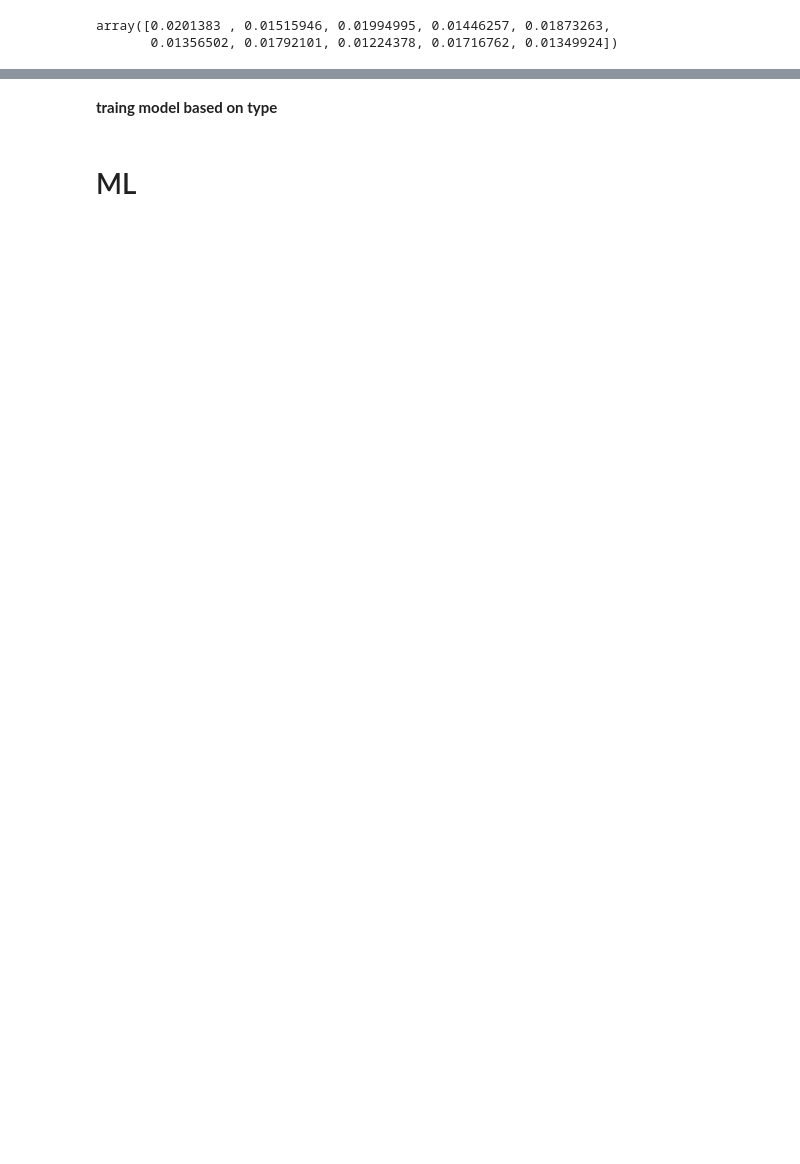
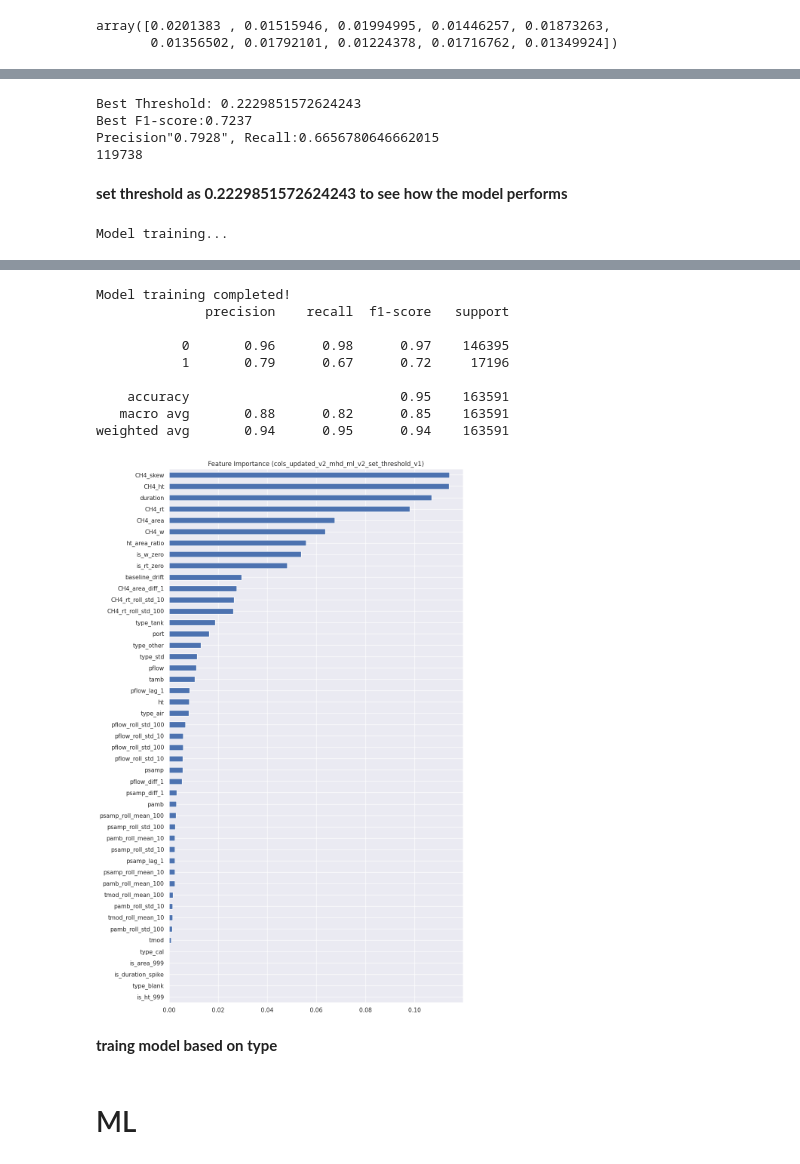
Before and after one commit to mcodcatyu/research_project, a Jupyter notebook: notebooks/mhd_ml_v2.ipynb, the cells around one changed output, grey strips where cells are left out. Cells and saved outputs as stored; diff of their text form; code cells hidden in the pictures; blank space fills up the shorter version.

Commit message:
modified model.py, threshold

```diff
--- a/notebooks/mhd_ml_v2.ipynb
+++ b/notebooks/mhd_ml_v2.ipynb
@@ -220,0 +202,22 @@ for f, i  in feature_experiments.items() :
+# %%
+import mlflow
+from sklearn.model_selection import train_test_split
+from model import random_forest_model
+
+for f, i  in feature_experiments.items() :
+    X = data[i]
+    y = data['label1']
+    feature_cols = X.columns.tolist()
+    split_idx = int(len(data)*0.8)
+
+    X_train, X_test = X.iloc[:split_idx], X.iloc[split_idx:]
+    y_train, y_test = y.iloc[:split_idx], y.iloc[split_idx:]
+
+
+    mlflow.set_experiment(f"{f}_mhd_ml_v2")
+    print("Model training...")
+    model = random_forest_model(
+        X_train, y_train, X_test, y_test,
+        feature_names=feature_cols,
+        experiment_run_name=f'{f}_mhd_ml_v2',n_estimators=200, max_depth=12, n_jobs=-1
+    )
@@ -407,0 +428,46 @@ for t in thresholds:
+# %%
+from sklearn.metrics import precision_recall_curve
+
+precisions, recalls, thresholds = precision_recall_curve(y_test, y_proba)
+
+f1_scores = 2 * (precisions * recalls) / (precisions + recalls)
+
+best_idx = np.argmax(f1_scores)
+best_threshold = thresholds[best_idx]
+
+print(f"Best Threshold: {best_threshold}")
+print(f'Best F1-score:{f1_scores[best_idx]:.4f}')
+print(f'Precision"{precisions[best_idx]:.4f}", Recall:{recalls[best_idx]}')
+print(best_idx)
+# %% [output]
+Best Threshold: 0.2229851572624243
+Best F1-score:0.7237
+Precision"0.7928", Recall:0.6656780646662015
+119738
+# %% [markdown]
+**set threshold as 0.2229851572624243 to see how the model performs**
+# %%
+import mlflow
+from sklearn.model_selection import train_test_split
+from model import random_forest_model
+for f, i in feature_experiments.items():
+    X = data_updated_v1[i]
+    y = data_updated_v1['label1']
+    feature_cols = X.columns.tolist()
+    split_idx = int(len(data_updated_v1)*0.8)
+
+    X_train, X_test = X.iloc[:split_idx], X.iloc[split_idx:]
+    y_train, y_test = y.iloc[:split_idx], y.iloc[split_idx:]
+
+    #median_vals = X_train.median()
+
+
+    mlflow.set_experiment(f"{f}_mhd_ml_v2")
+    print("Model training...")
+    model = random_forest_model(
+        X_train, y_train, X_test, y_test,
+        feature_names=feature_cols,
+        experiment_run_name=f"{f}_mhd_ml_v2_set_threshold_v1", n_estimators=200, max_depth=12, n_jobs=-1, threshold =0.2229851572624243
+    )
+# %% [output]
+Model training...
@@ -408,2 +476,12 @@ for t in thresholds:
+Model training completed!
+              precision    recall  f1-score   support
+
+           0       0.96      0.98      0.97    146395
+           1       0.79      0.67      0.72     17196
+
+    accuracy                           0.95    163591
+   macro avg       0.88      0.82      0.85    163591
+weighted avg       0.94      0.95      0.94    163591
+[figure, added]
 # %% [markdown]
 **traing model based on type**
```
Also changed, not shown: parts of 12 cells of this notebook, 4 other files.
